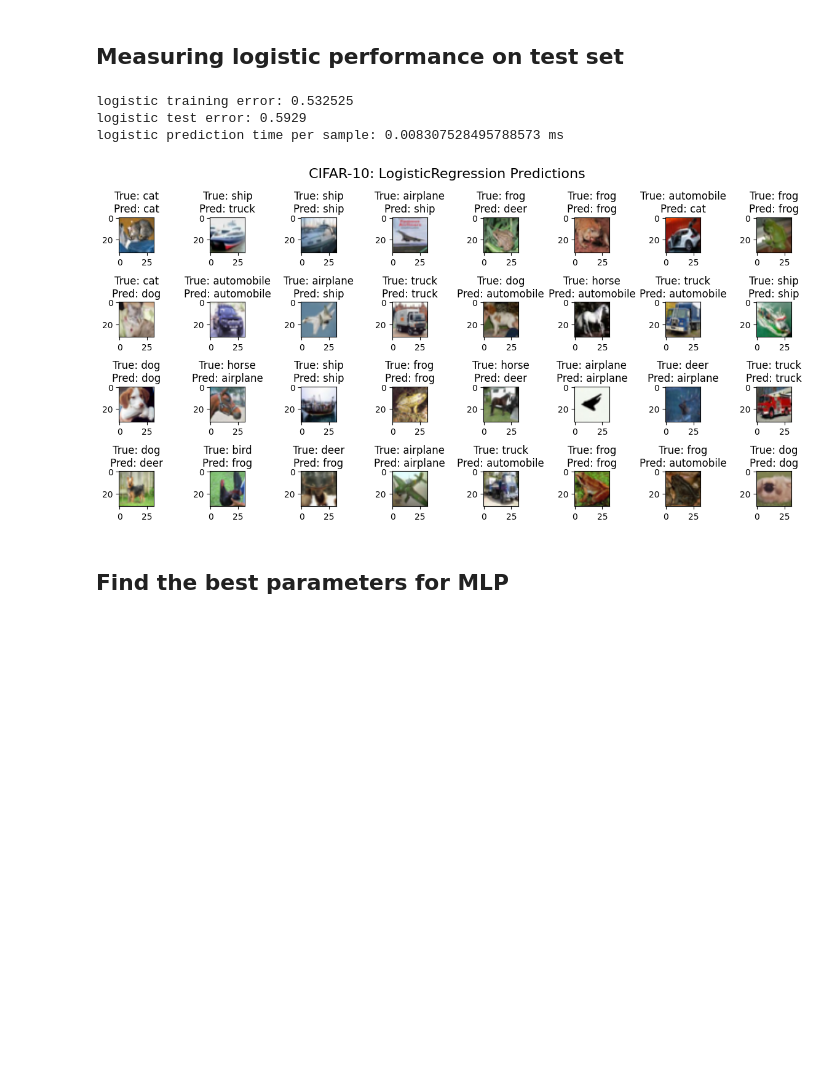
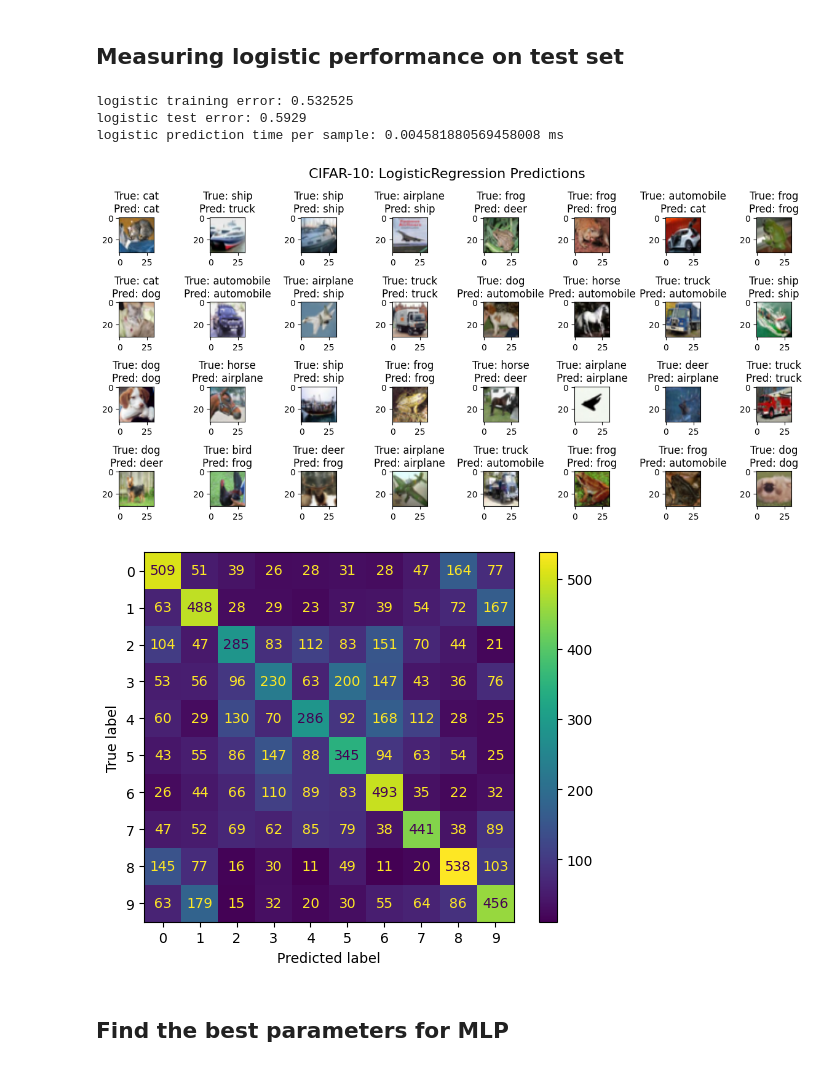
Before and after one commit to mingyushi359/CS178-CIFAR-10-Classification, a Jupyter notebook: 178_project.ipynb, the cells around one changed output. Saved outputs shown, nothing was run; the diff lists cells and outputs as text; code cells hidden in the pictures; blank space fills up the shorter version.

```diff
--- a/178_project.ipynb
+++ b/178_project.ipynb
@@ -292,24 +303,28 @@ plot_learning_curve(logistic_best)
 # %% [markdown]
 ## Measuring logistic performance on test set
 # %%
+# logistic_best_parameter = {'C': 0.1, 'penalty': 'l1', 'solver': 'saga', 'random_state': 1234, 'n_jobs': -1, 'multi_class': 'ovr'}
+logistic_best = LogisticRegression(**logistic_best_parameter)
 logistic_best.fit(X_train, y_train)
 logistic_train_error = 1 - logistic_best.score(X_train, y_train)
 
 start_time = time.time()
 logistic_test_error = 1 - logistic_best.score(X_test, y_test)
 end_time = time.time()
 elapsed_time = end_time - start_time
 time_per_sample = elapsed_time / len(X_test)
 
 print(f"logistic training error: {logistic_train_error}")
 print(f"logistic test error: {logistic_test_error}")
 print(f"logistic prediction time per sample: {time_per_sample * 1000} ms")
 visualize_sample_prediction(logistic_best)
+compute_confusion_matrix(logistic_best)
 # %% [output]
 logistic training error: 0.532525
 logistic test error: 0.5929
-logistic prediction time per sample: 0.008307528495788573 ms
+logistic prediction time per sample: 0.004581880569458008 ms
 [figure]
+[figure, added]
 # %% [markdown]
 ## Find the best parameters for MLP
 # %%
```
Also changed, not shown: parts of 10 cells of this notebook.
